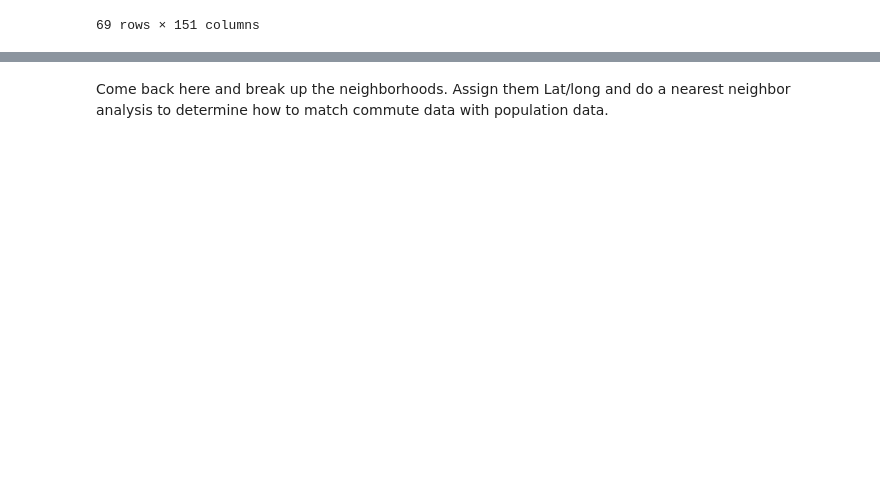
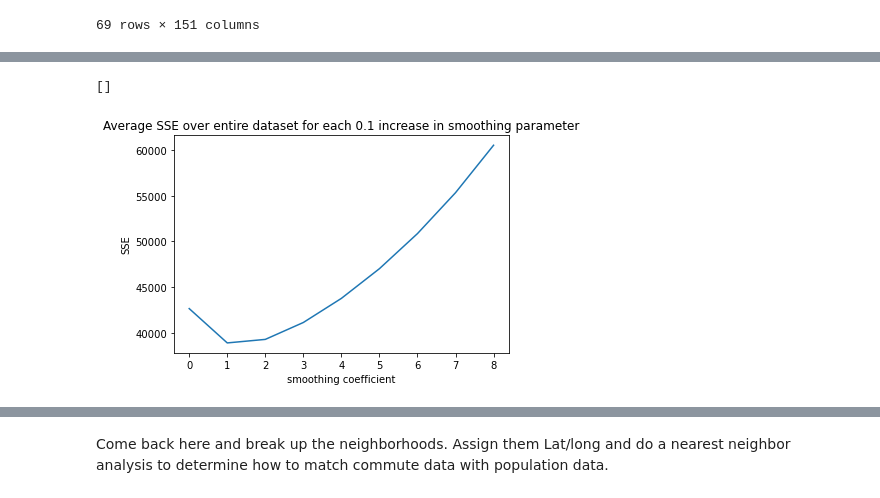
Before and after one commit to guanch1984/evtol-planning, a Jupyter notebook: geopanda_la_neighborhood.ipynb, the cells around one changed output, grey strips where cells are left out. Cells and saved outputs as stored; diff of their text form; code cells hidden in the pictures; blank space fills up the shorter version.

```diff
--- a/geopanda_la_neighborhood.ipynb
+++ b/geopanda_la_neighborhood.ipynb
@@ -207,0 +296,7 @@ fit1.sse
+# %%
+best_smoothing = pd.DataFrame(columns = morning.columns)
+for i in range(9):
+    smooth = 0.1 + i/10
+    fit = morning.apply(lambda x: SimpleExpSmoothing(x, initialization_method="heuristic").fit(smoothing_level=smooth, optimized=False).sse)
+    best_smoothing = best_smoothing.append(fit, ignore_index=True)
+best_smoothing
@@ -208 +315,10 @@ fit1.sse
+# %%
+plt.plot(best_smoothing.apply(lambda x: np.mean(x),axis=1))
+plt.title('Average SSE over entire dataset for each 0.1 increase in smoothing parameter')
+plt.xlabel('smoothing coefficient')
+plt.ylabel('SSE')
+plt.plot()
+# %% [output]
+[]
+[figure, added]
 # %%
```
Also changed, not shown: parts of 14 cells of this notebook.
